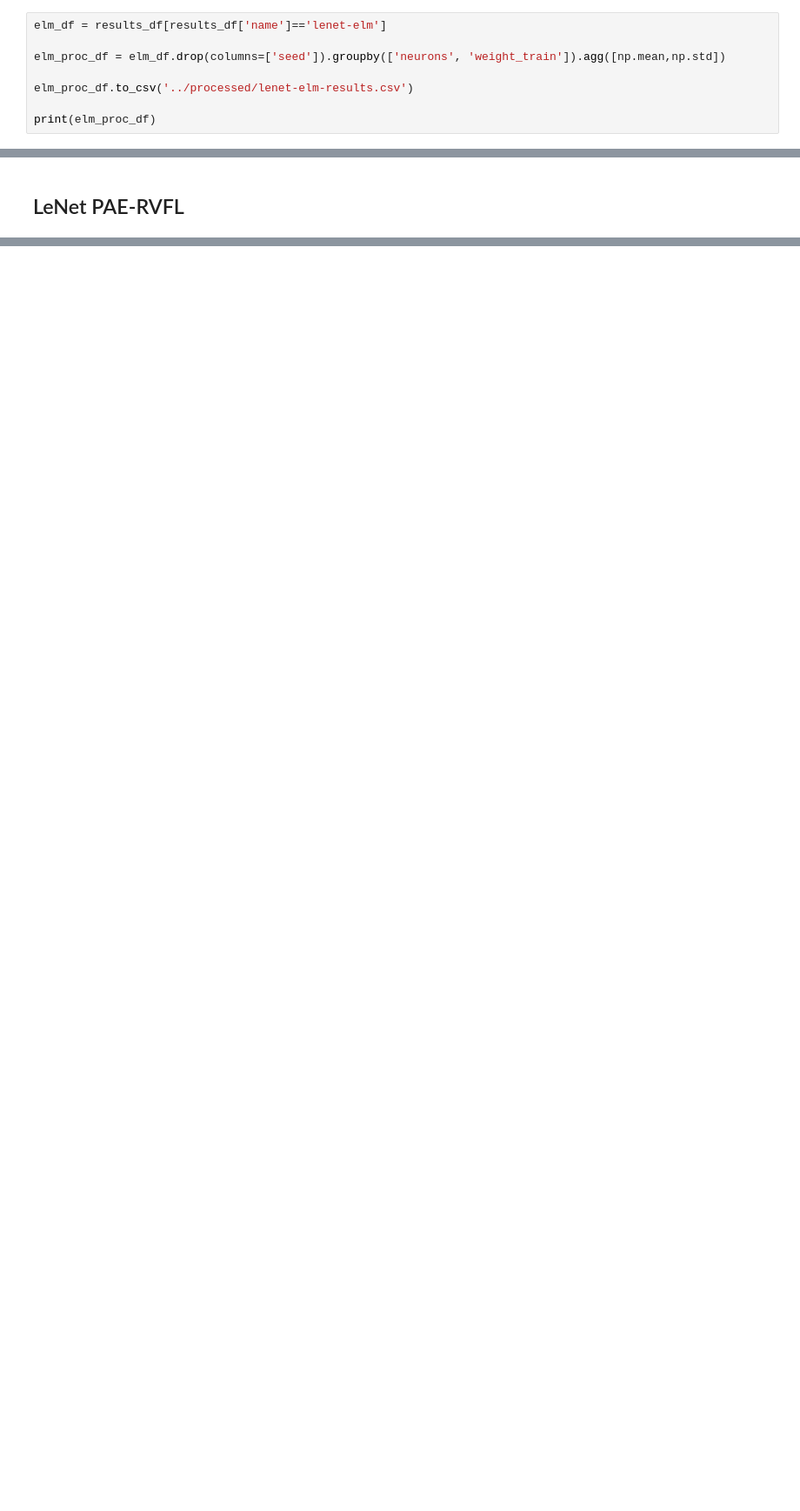
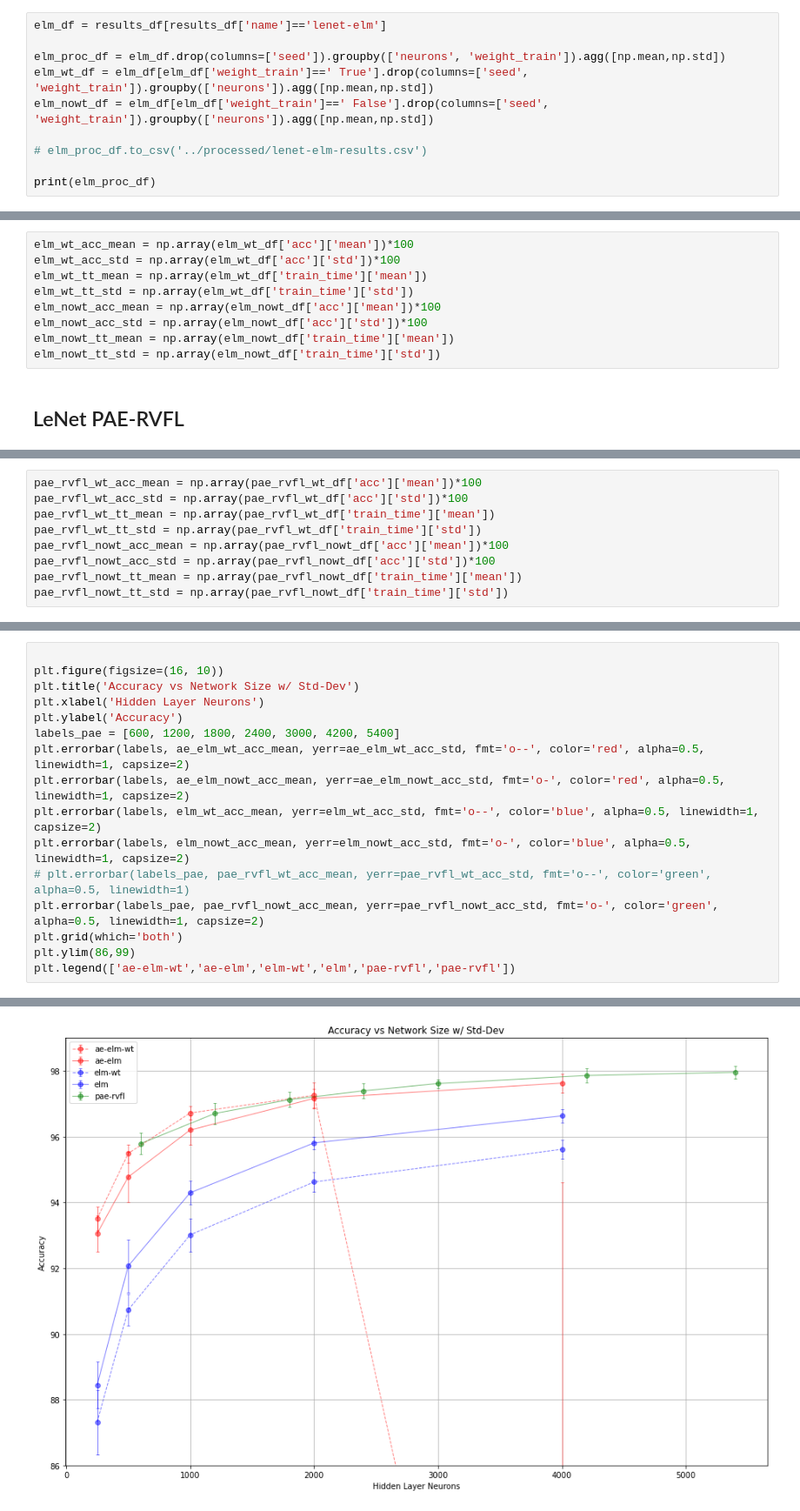
Before and after one commit to peterddod/lvl4-individual-project, a Jupyter notebook: data/notebooks/test_analysis.ipynb, the cells around one changed output, grey strips where cells are left out. Shown: that part at 87% size. Saved outputs shown, nothing was run; the diff lists cells and outputs as text; blank space fills up the shorter version.

```diff
--- a/data/notebooks/test_analysis.ipynb
+++ b/data/notebooks/test_analysis.ipynb
@@ -85,8 +85,10 @@ plt.legend(['Weight Trained', 'Not'])
 elm_df = results_df[results_df['name']=='lenet-elm']
 
 elm_proc_df = elm_df.drop(columns=['seed']).groupby(['neurons', 'weight_train']).agg([np.mean,np.std])
+elm_wt_df = elm_df[elm_df['weight_train']==' True'].drop(columns=['seed', 'weight_train']).groupby(['neurons']).agg([np.mean,np.std])
+elm_nowt_df = elm_df[elm_df['weight_train']==' False'].drop(columns=['seed', 'weight_train']).groupby(['neurons']).agg([np.mean,np.std])
 
-elm_proc_df.to_csv('../processed/lenet-elm-results.csv')
+# elm_proc_df.to_csv('../processed/lenet-elm-results.csv')
 
 print(elm_proc_df)
 # %% [output]
@@ -107,5 +109,14 @@ neurons weight_train
          True         0.001752
 4000     False        0.006026
          True         0.017299
+# %%
+elm_wt_acc_mean = np.array(elm_wt_df['acc']['mean'])*100
+elm_wt_acc_std = np.array(elm_wt_df['acc']['std'])*100
+elm_wt_tt_mean = np.array(elm_wt_df['train_time']['mean'])
+elm_wt_tt_std = np.array(elm_wt_df['train_time']['std'])
+elm_nowt_acc_mean = np.array(elm_nowt_df['acc']['mean'])*100
+elm_nowt_acc_std = np.array(elm_nowt_df['acc']['std'])*100
+elm_nowt_tt_mean = np.array(elm_nowt_df['train_time']['mean'])
+elm_nowt_tt_std = np.array(elm_nowt_df['train_time']['std'])
 # %% [markdown]
 ## LeNet PAE-RVFL
@@ -136,0 +171,9 @@ h_size:600;subnets:8;   False        0.946351  0.010775
+# %%
+pae_rvfl_wt_acc_mean = np.array(pae_rvfl_wt_df['acc']['mean'])*100
+pae_rvfl_wt_acc_std = np.array(pae_rvfl_wt_df['acc']['std'])*100
+pae_rvfl_wt_tt_mean = np.array(pae_rvfl_wt_df['train_time']['mean'])
+pae_rvfl_wt_tt_std = np.array(pae_rvfl_wt_df['train_time']['std'])
+pae_rvfl_nowt_acc_mean = np.array(pae_rvfl_nowt_df['acc']['mean'])*100
+pae_rvfl_nowt_acc_std = np.array(pae_rvfl_nowt_df['acc']['std'])*100
+pae_rvfl_nowt_tt_mean = np.array(pae_rvfl_nowt_df['train_time']['mean'])
+pae_rvfl_nowt_tt_std = np.array(pae_rvfl_nowt_df['train_time']['std'])
@@ -136,0 +182,17 @@ h_size:600;subnets:8;   False        0.946351  0.010775
+# %%
+
+plt.figure(figsize=(16, 10))
+plt.title('Accuracy vs Network Size w/ Std-Dev')
+plt.xlabel('Hidden Layer Neurons')
+plt.ylabel('Accuracy')
+labels_pae = [600, 1200, 1800, 2400, 3000, 4200, 5400]
+plt.errorbar(labels, ae_elm_wt_acc_mean, yerr=ae_elm_wt_acc_std, fmt='o--', color='red', alpha=0.5, linewidth=1, capsize=2)
+plt.errorbar(labels, ae_elm_nowt_acc_mean, yerr=ae_elm_nowt_acc_std, fmt='o-', color='red', alpha=0.5, linewidth=1, capsize=2)
+plt.errorbar(labels, elm_wt_acc_mean, yerr=elm_wt_acc_std, fmt='o--', color='blue', alpha=0.5, linewidth=1, capsize=2)
+plt.errorbar(labels, elm_nowt_acc_mean, yerr=elm_nowt_acc_std, fmt='o-', color='blue', alpha=0.5, linewidth=1, capsize=2)
+# plt.errorbar(labels_pae, pae_rvfl_wt_acc_mean, yerr=pae_rvfl_wt_acc_std, fmt='o--', color='green', alpha=0.5, linewidth=1)
+plt.errorbar(labels_pae, pae_rvfl_nowt_acc_mean, yerr=pae_rvfl_nowt_acc_std, fmt='o-', color='green', alpha=0.5, linewidth=1, capsize=2)
+plt.grid(which='both')
+plt.ylim(86,99)
+plt.legend(['ae-elm-wt','ae-elm','elm-wt','elm','pae-rvfl','pae-rvfl'])
+# %% [output]
@@ -136,0 +200 @@ h_size:600;subnets:8;   False        0.946351  0.010775
+[figure, added]
```
Also changed, not shown: parts of 7 cells of this notebook, 4 other files.
